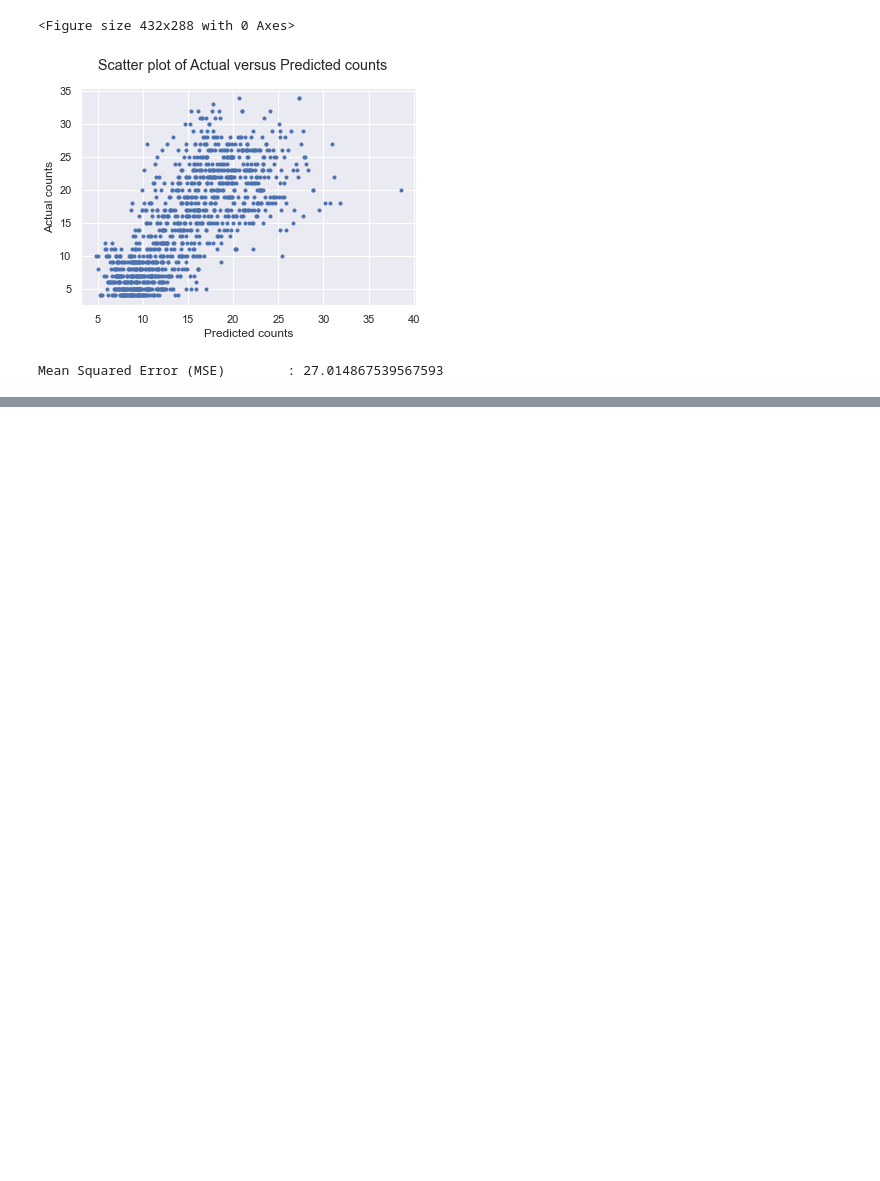
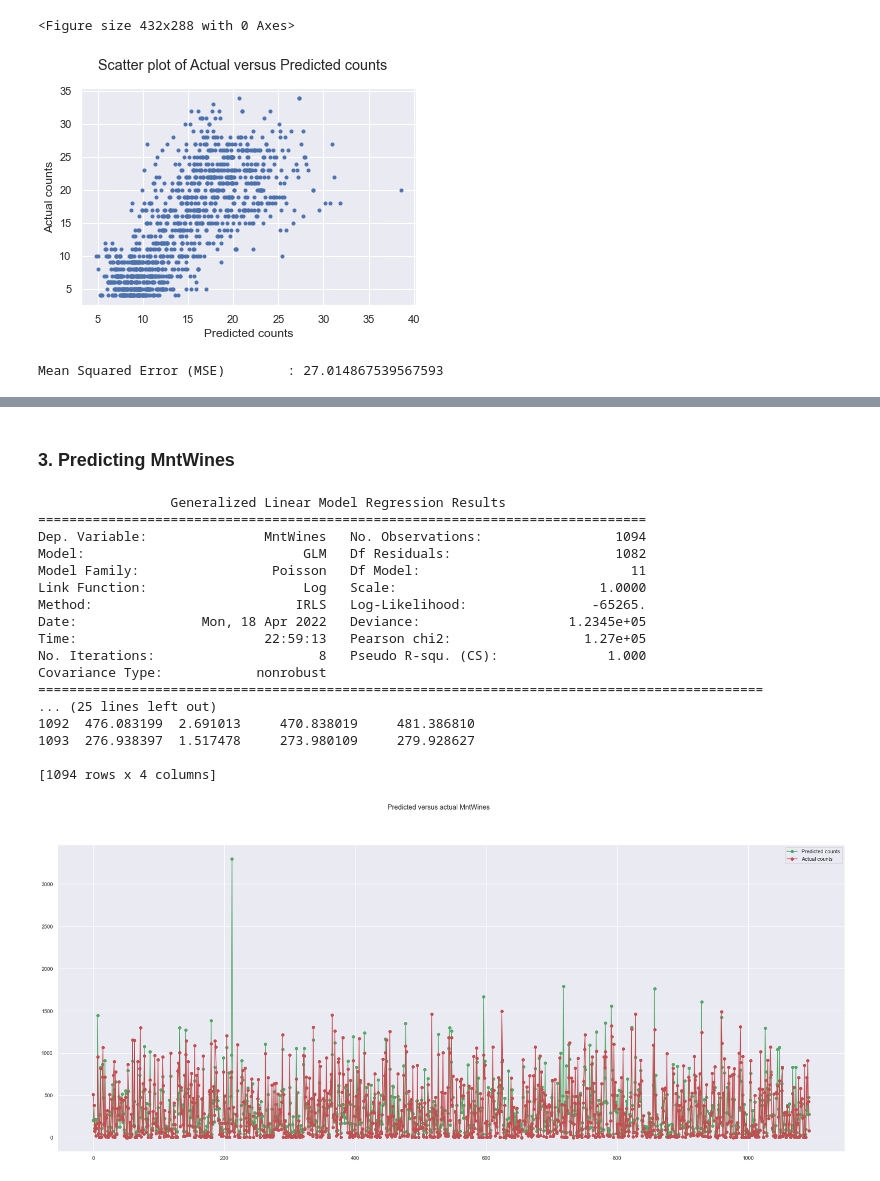
Before and after one commit to BoonHianLim/SC1015-Customer-Personality-Analysis, a Jupyter notebook: Machine-learning.ipynb, the cells around one changed output, grey strips where cells are left out. Cells and saved outputs as stored; diff of their text form; code cells hidden in the pictures; blank space fills up the shorter version.

```diff
--- a/Machine-learning.ipynb
+++ b/Machine-learning.ipynb
@@ -321,0 +375,47 @@ Mean Squared Error (MSE)        : 26999.391845928712
+# %% [markdown]
+### 3. Predicting MntWines
+# %%
+from patsy import dmatrices
+import statsmodels.api as sm
+
+expr = """MntWines ~ Education + Marital_Status + Income + TotalChild + HaveChild + NumWebVisitsMonth + YearRange"""
+
+y_train, X_train = dmatrices(expr, df_train, return_type='dataframe')
+y_test, X_test = dmatrices(expr, df_test, return_type='dataframe')
+
+poisson_training_results = sm.GLM(y_train, X_train, family=sm.families.Poisson()).fit()
+
+print(poisson_training_results.summary())
+
+poisson_predictions = poisson_training_results.get_prediction(X_test)
+#summary_frame() returns a pandas DataFrame
+predictions_summary_frame = poisson_predictions.summary_frame()
+print(predictions_summary_frame)
+
+predicted_counts=predictions_summary_frame['mean']
+actual_counts = y_test['MntWines']
+fig = plt.figure(figsize = (30, 12))
+fig.suptitle('Predicted versus actual MntWines')
+predicted, = plt.plot(X_test.index, predicted_counts, 'go-', label='Predicted counts')
+actual, = plt.plot(X_test.index, actual_counts, 'ro-', label='Actual counts')
+plt.legend(handles=[predicted, actual])
+plt.show()
+# %% [output]
+                 Generalized Linear Model Regression Results
+==============================================================================
+Dep. Variable:               MntWines   No. Observations:                 1094
+Model:                            GLM   Df Residuals:                     1082
+Model Family:                 Poisson   Df Model:                           11
+Link Function:                    Log   Scale:                          1.0000
+Method:                          IRLS   Log-Likelihood:                -65265.
+Date:                Mon, 18 Apr 2022   Deviance:                   1.2345e+05
+Time:                        22:59:13   Pearson chi2:                 1.27e+05
+No. Iterations:                     8   Pseudo R-squ. (CS):              1.000
+Covariance Type:            nonrobust
+=============================================================================================
+... (25 lines left out)
+1092  476.083199  2.691013     470.838019     481.386810
+1093  276.938397  1.517478     273.980109     279.928627
+
+[1094 rows x 4 columns]
+[figure, added]
```
Also changed, not shown: parts of 21 cells of this notebook.
